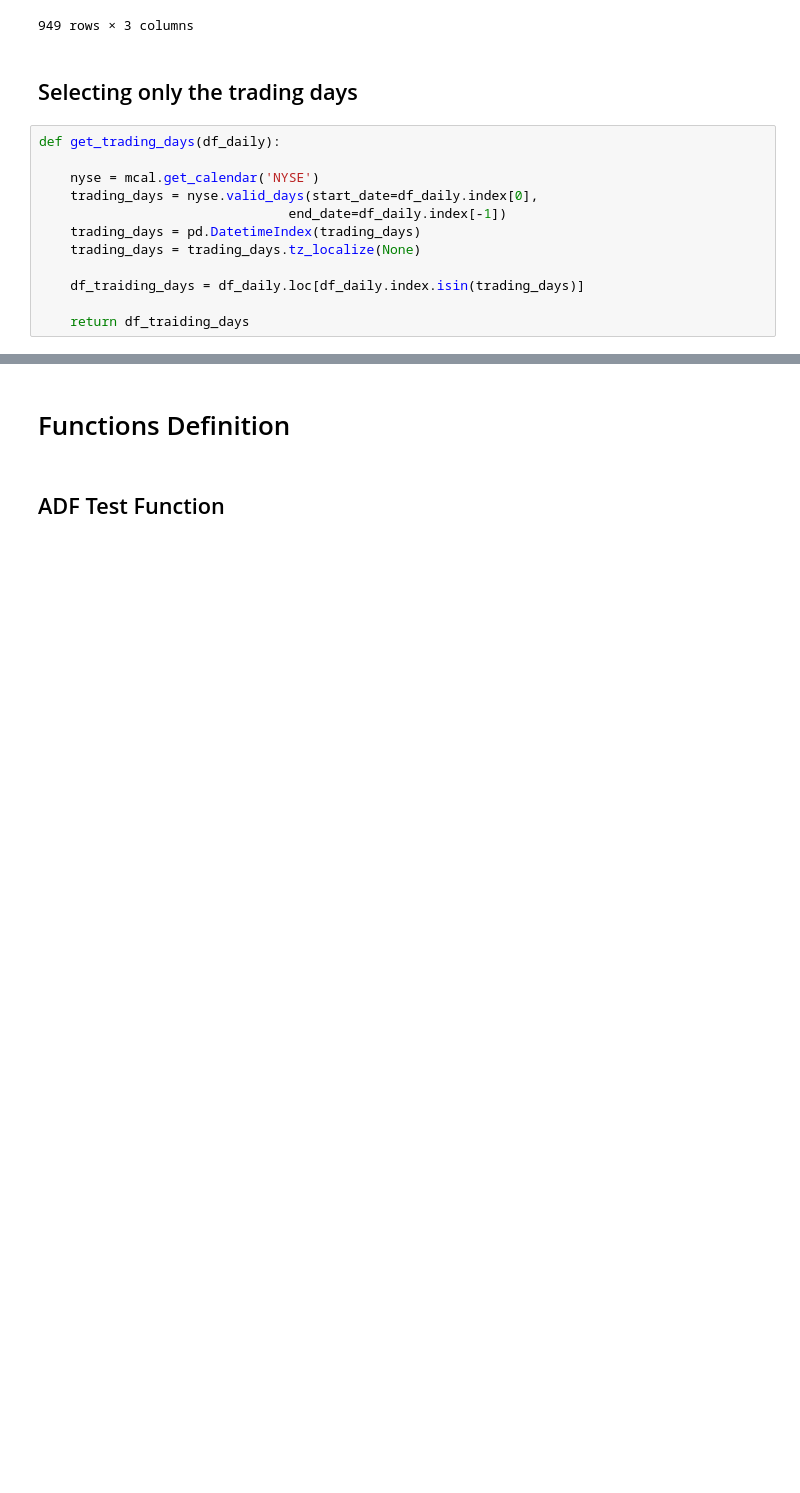
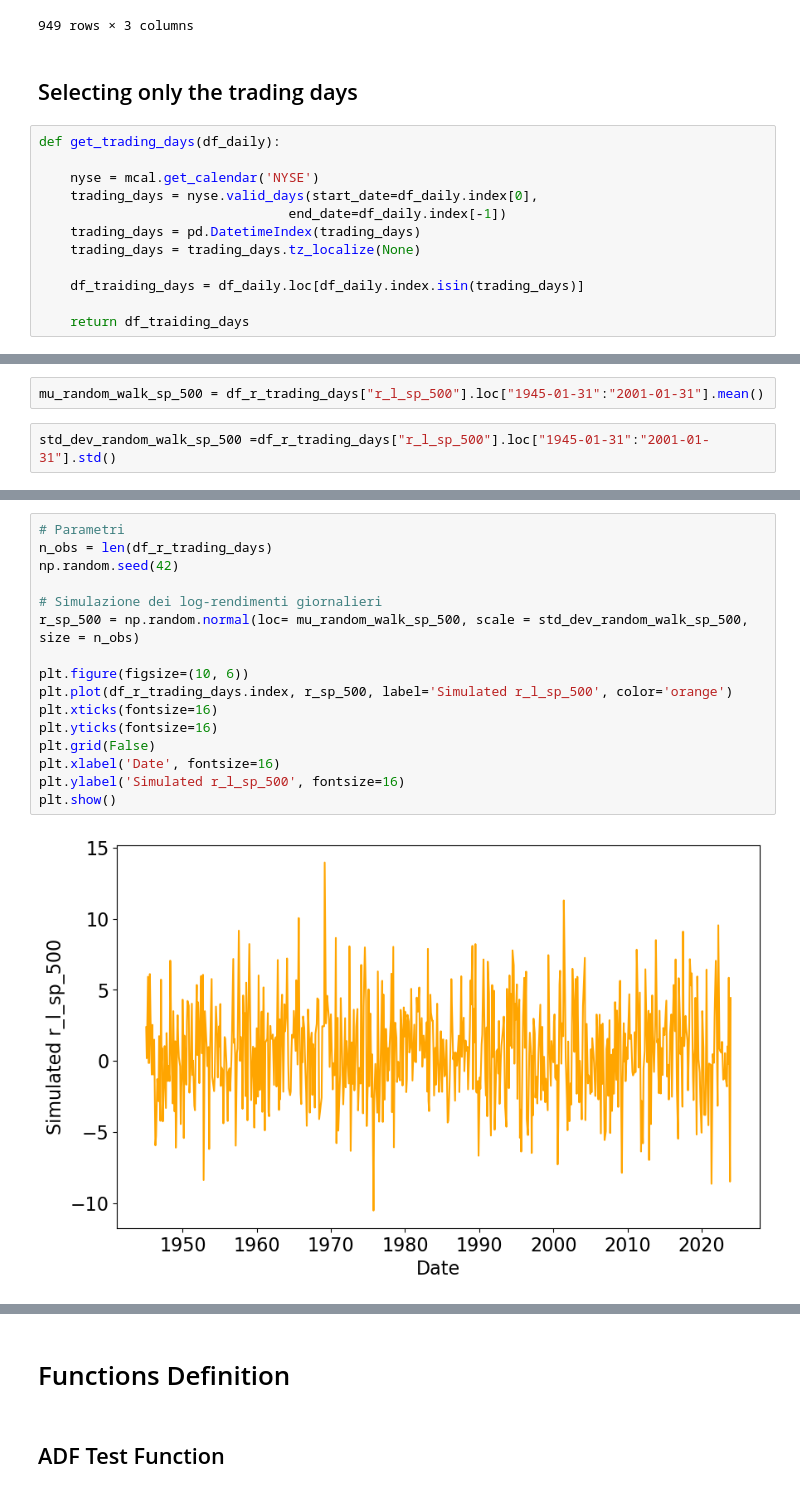
Before and after one commit to qaws211/stock-market-forecasting-thesis, a Jupyter notebook: Engle Granger/stock_market_forecasting_analysis.ipynb, the cells around one changed output, grey strips where cells are left out. Saved outputs shown, nothing was run; the diff lists cells and outputs as text; blank space fills up the shorter version.

```diff
--- a/Engle Granger/stock_market_forecasting_analysis.ipynb
+++ b/Engle Granger/stock_market_forecasting_analysis.ipynb
@@ -317,0 +361,4 @@ df_trading_days
+# %%
+mu_random_walk_sp_500 = df_r_trading_days["r_l_sp_500"].loc["1945-01-31":"2001-01-31"].mean()
+# %%
+std_dev_random_walk_sp_500 =df_r_trading_days["r_l_sp_500"].loc["1945-01-31":"2001-01-31"].std()
@@ -317,0 +373,18 @@ df_trading_days
+# %%
+# Parametri
+n_obs = len(df_r_trading_days)
+np.random.seed(42)
+
+# Simulazione dei log-rendimenti giornalieri
+r_sp_500 = np.random.normal(loc= mu_random_walk_sp_500, scale = std_dev_random_walk_sp_500, size = n_obs)
+
+plt.figure(figsize=(10, 6))
+plt.plot(df_r_trading_days.index, r_sp_500, label='Simulated r_l_sp_500', color='orange')
+plt.xticks(fontsize=16)
+plt.yticks(fontsize=16)
+plt.grid(False)
+plt.xlabel('Date', fontsize=16)
+plt.ylabel('Simulated r_l_sp_500', fontsize=16)
+plt.show()
+# %% [output]
+[figure, added]
```
Also changed, not shown: parts of 11 cells of this notebook.
